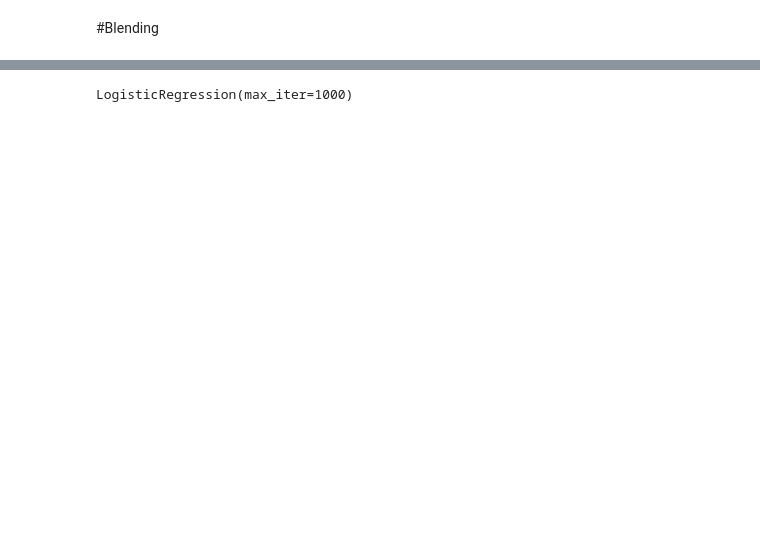
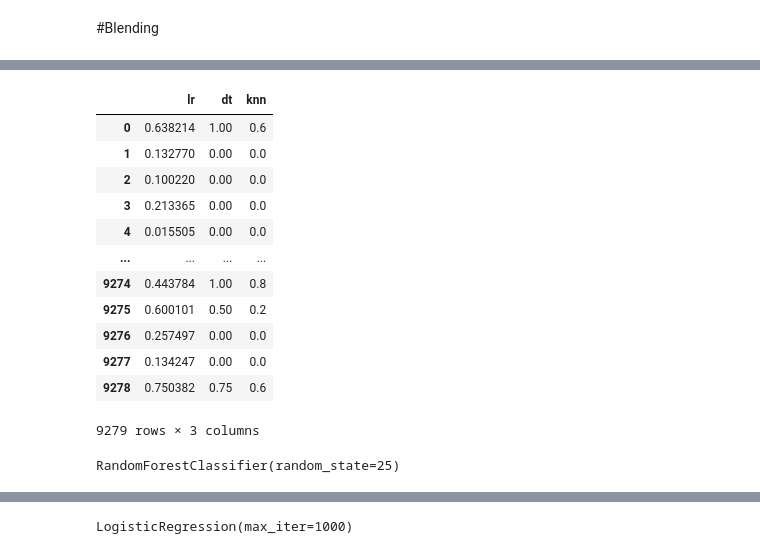
Before and after one commit to Davron030901/Machine_Learning, a Jupyter notebook: Ensemble.ipynb, the cells around one changed output, grey strips where cells are left out. Drawn from its saved outputs; the diff is of its cells as text; code cells hidden in the pictures; blank space fills up the shorter version.

```diff
--- a/Ensemble.ipynb
+++ b/Ensemble.ipynb
@@ -584,0 +700,37 @@ x_val, x_test, y_val, y_test = train_test_split(
+# %%
+X_blend, X_val, y_blend, y_val = train_test_split(
+    X_train, y_train, test_size=0.25)
+# %%
+models = [
+    ('lr', LogisticRegression(max_iter=500, random_state=25)),
+    ('dt', DecisionTreeClassifier(random_state=25)),
+    ('knn', KNeighborsClassifier(n_neighbors=5)),
+]
+# %%
+base_predictions = {}
+for name,model in models:
+    model.fit(X_blend, y_blend)
+    base_predictions[name] = model.predict_proba(X_val)[:, 1]
+# %%
+base_predictions_df = pd.DataFrame(base_predictions)
+# %%
+base_predictions_df
+# %% [output]
+|  | lr | dt | knn |
+| 0 | 0.638214 | 1.00 | 0.6 |
+| 1 | 0.132770 | 0.00 | 0.0 |
+| 2 | 0.100220 | 0.00 | 0.0 |
+| 3 | 0.213365 | 0.00 | 0.0 |
+| 4 | 0.015505 | 0.00 | 0.0 |
+| ... | ... | ... | ... |
+| 9274 | 0.443784 | 1.00 | 0.8 |
+| 9275 | 0.600101 | 0.50 | 0.2 |
+| 9276 | 0.257497 | 0.00 | 0.0 |
+| 9277 | 0.134247 | 0.00 | 0.0 |
+| 9278 | 0.750382 | 0.75 | 0.6 |
+9279 rows × 3 columns
+# %%
+meta_model = RandomForestClassifier(random_state=25)
+meta_model.fit(base_predictions_df, y_val)
+# %% [output]
+RandomForestClassifier(random_state=25)
```
Also changed, not shown: parts of 42 cells of this notebook.
